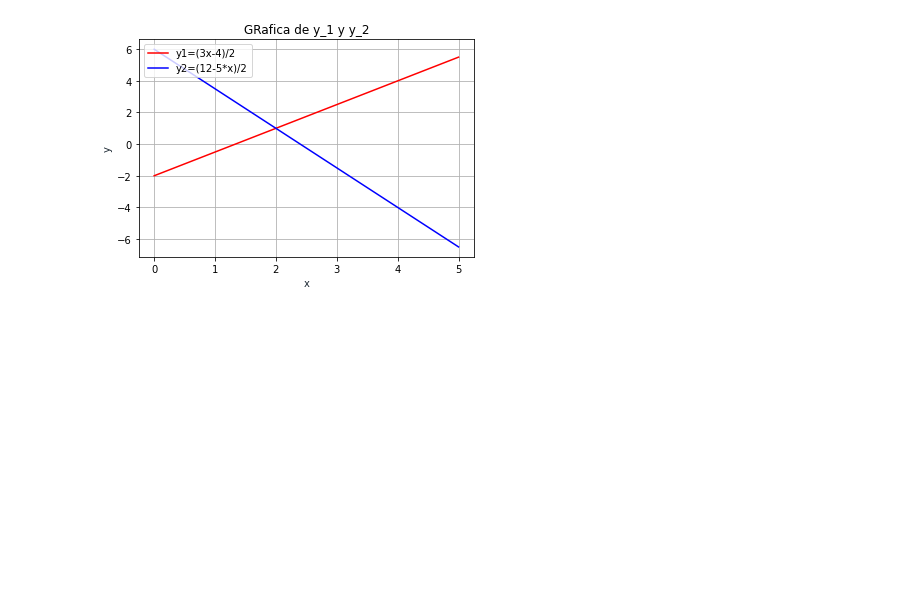
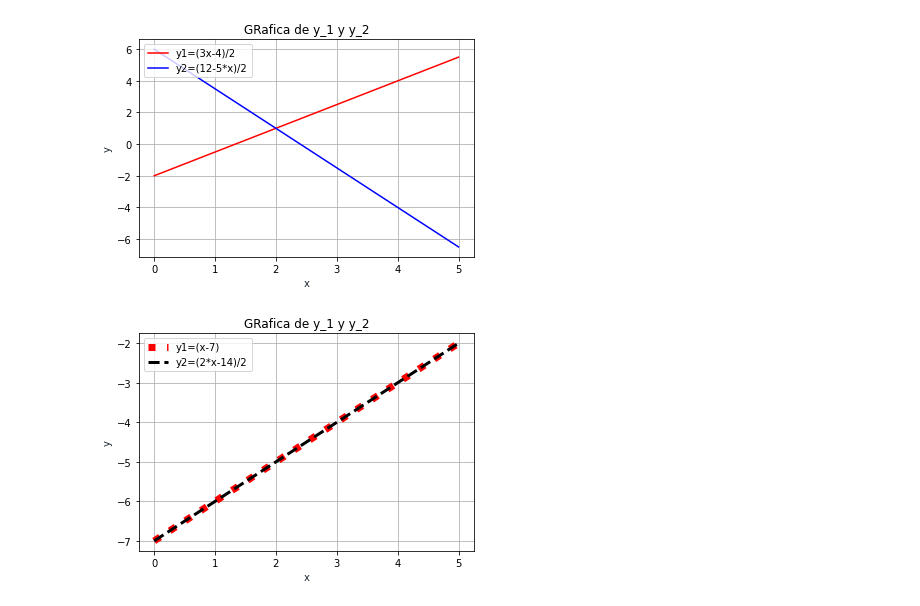
Before and after one commit to Scott2099/AlgebraLi, a Jupyter notebook: Untitled1.ipynb, the cells around one changed output. Cells and saved outputs as stored; diff of their text form; code cells hidden in the pictures; blank space fills up the shorter version.

```diff
--- a/Untitled1.ipynb
+++ b/Untitled1.ipynb
@@ -15,3 +15,18 @@ plt.legend(loc='upper left')
 plt.grid()
 # %% [output]
 [figure]
+# %%
+import matplotlib.pyplot as plt
+import numpy as np
+x= np.linspace(0,5,3,100)
+y1= x-7
+y2=(2*x-14)/2
+plt.plot(x,y1,':r',label='y1=(x-7)',linewidth=7)
+plt.plot(x,y2,'--k',label='y2=(2*x-14)/2',linewidth=3)
+plt.title('GRafica de y_1 y y_2')
+plt.xlabel('x',color='#1C2833')
+plt.ylabel('y',color='#1C2833')
+plt.legend(loc='upper left')
+plt.grid()
+# %% [output]
+[figure, added]
```
Also changed, not shown: parts of 1 cell of this notebook.
